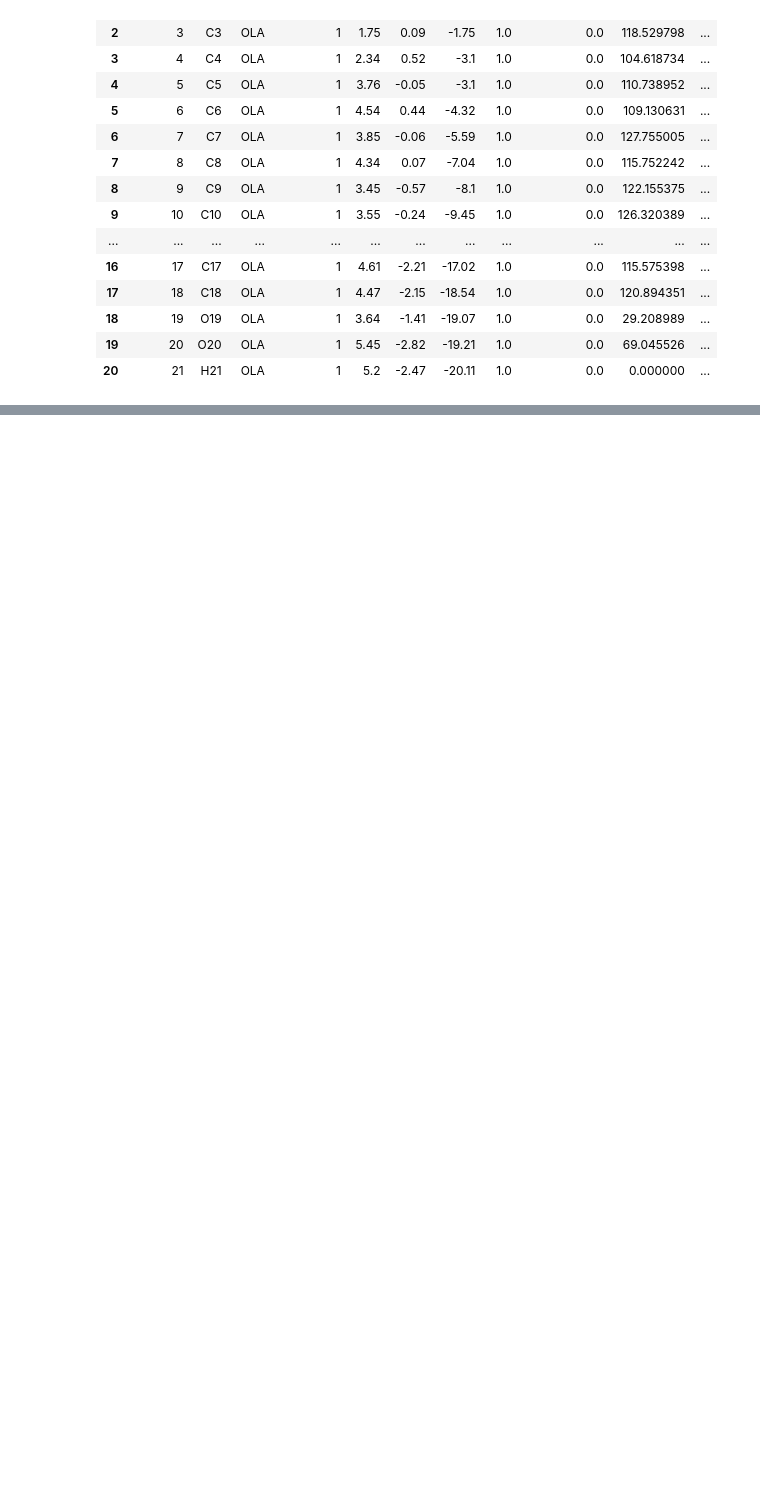
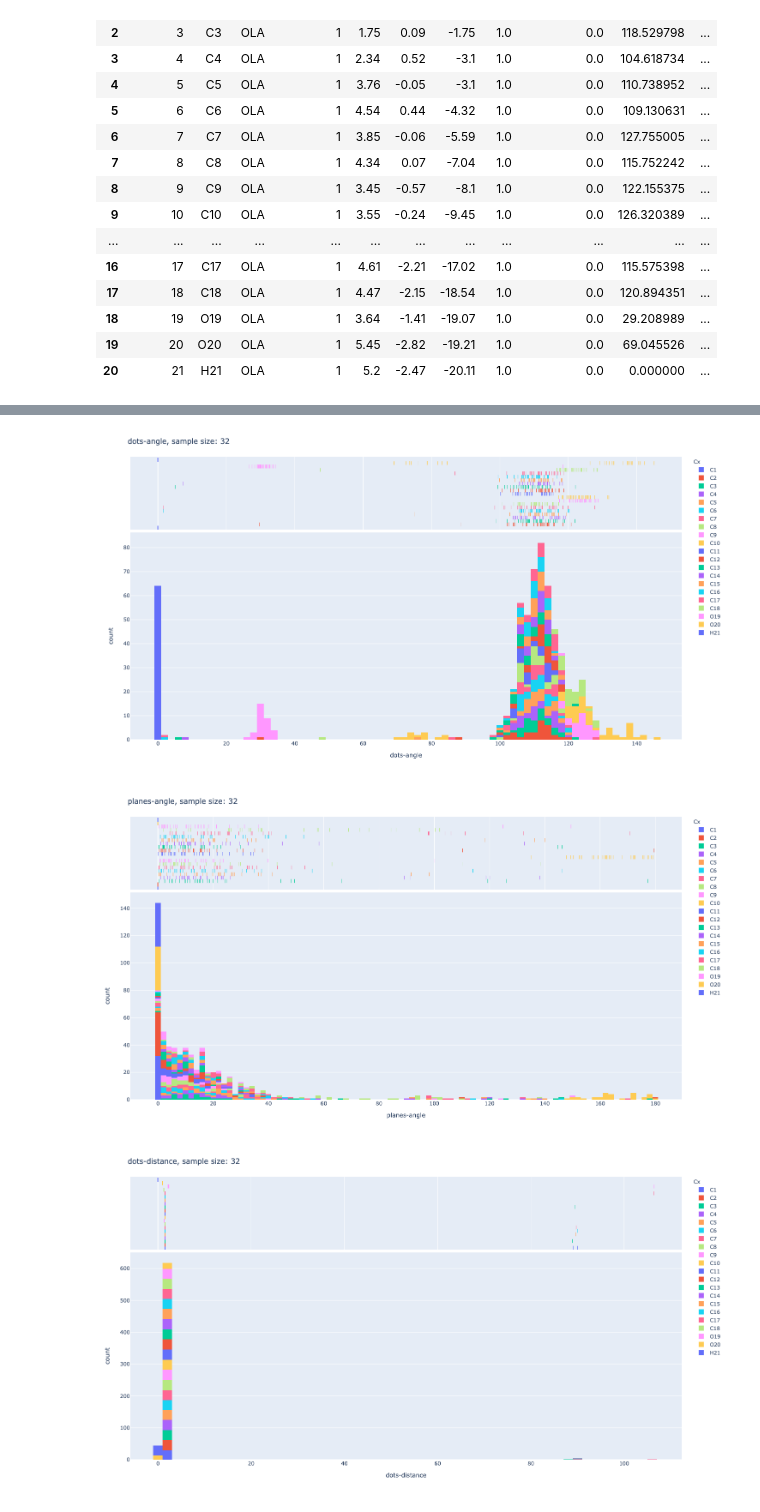
Before and after one commit to fengchenLBL/protein-dynamics-ai, a Jupyter notebook: inputs.ipynb, the cells around one changed output, grey strips where cells are left out. Saved outputs shown, nothing was run; the diff lists cells and outputs as text; code cells hidden in the pictures; blank space fills up the shorter version.

Commit message:
histogram of c1-c18

```diff
--- a/inputs.ipynb
+++ b/inputs.ipynb
@@ -198,0 +248,10 @@ data.to_csv('new'+PATH)
+# %%
+def portein_format(data):
+    data.index = range(len(data))
+    data[['X','Y','Z']] = data[['X','Y','Z']] - data.loc[0, ['X','Y','Z']]
+    data['dots-angle'] = dots_angle(data)
+    data['dots-distance'] = dots_distance(data)
+    data['planes-angle'] = surface_angle(data)
+    return(data)
+# %%
+portein_format_list = [portein_format(p) for p in protein_list]
@@ -198,0 +286,4 @@ data.to_csv('new'+PATH)
+# %%
+df = pd.concat(portein_format_list)
+df.to_csv("output/training_data.csv")
+display(df)
@@ -198,0 +308,16 @@ data.to_csv('new'+PATH)
+# %%
+def protein_hist(df,xlabel="dots-angle"):
+    fig = px.histogram(df, x=xlabel, color="Cx", nbins=100,marginal="rug")
+    fig.update_layout(title="{0}, sample size: {1}".format(xlabel, n_samples))
+    fig.update_layout(width=1200, height=800)
+    fig.show()
+    pio.write_html(fig, "output/{}_histogram.html".format(xlabel))
+    pio.write_image(fig, "output/{}_histogram.png".format(xlabel))
+# %%
+protein_hist(df,xlabel="dots-angle")
+protein_hist(df,xlabel="planes-angle")
+protein_hist(df,xlabel="dots-distance")
+# %% [output]
+[figure, added]
+[figure, added]
+[figure, added]
```
Also changed, not shown: parts of 14 cells of this notebook, 8 other files.
